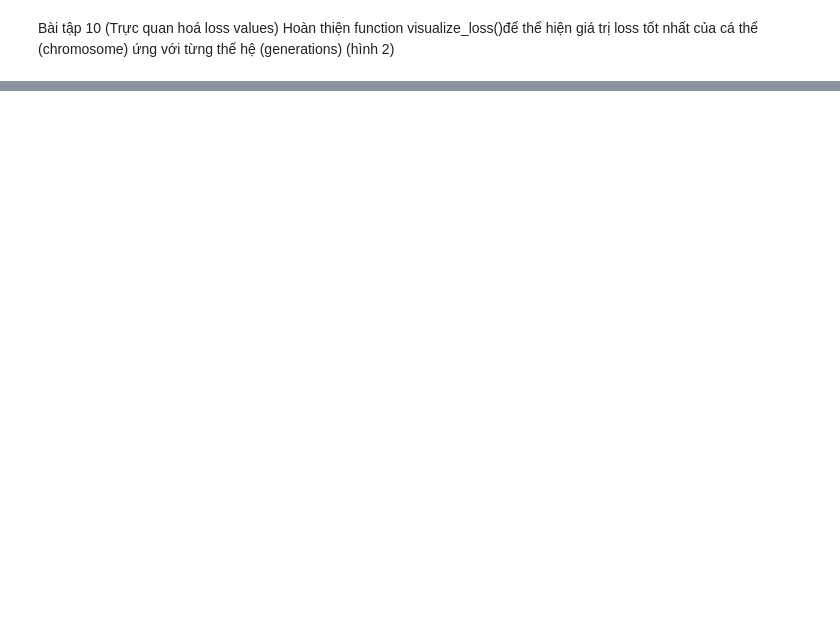
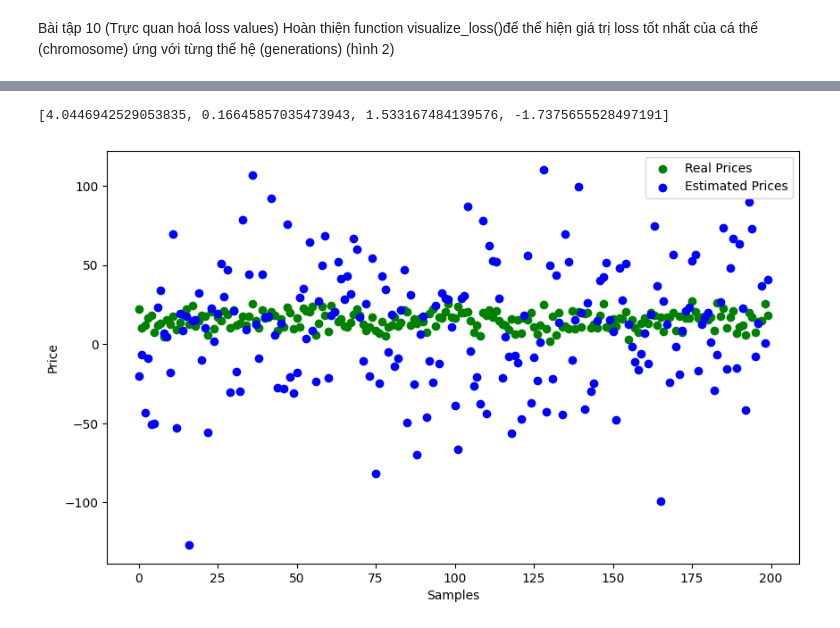
Before and after one commit to khoapdaio/AIO-2024, a Jupyter notebook: src/module4/week3/exercise1.ipynb, the cells around one changed output, grey strips where cells are left out. Cells and saved outputs as stored; diff of their text form; code cells hidden in the pictures; blank space fills up the shorter version.

```diff
--- a/src/module4/week3/exercise1.ipynb
+++ b/src/module4/week3/exercise1.ipynb
@@ -231,0 +297,23 @@ NameError: name 'initializePopulation' is not defined
+# %%
+# visualization of ground truth and predict value
+sorted_population = sorted(population, key=compute_fitness)
+print(sorted_population[-1])
+theta = np.array(sorted_population[-1])
+
+estimated_prices = []
+samples = [i for i in range(len(features_X))]
+for feature in features_X:
+    estimated_price = sum(c*x for x, c in zip(feature, theta))
+    estimated_prices.append(estimated_price)
+fig, ax = plt.subplots(figsize=(10, 6))
+# plt.plot(prices, c='green')
+# plt.plot(estimated_prices, c='red')
+plt.xlabel('Samples')
+plt.ylabel('Price')
+plt.scatter(samples, sales_Y, c='green', label='Real Prices')
+plt.scatter(samples, estimated_prices, c='blue', label='Estimated Prices')
+plt.legend()
+plt.show()
+# %% [output]
+[4.0446942529053835, 0.16645857035473943, 1.533167484139576, -1.7375655528497191]
+[figure, added]
```
Also changed, not shown: parts of 13 cells of this notebook.
